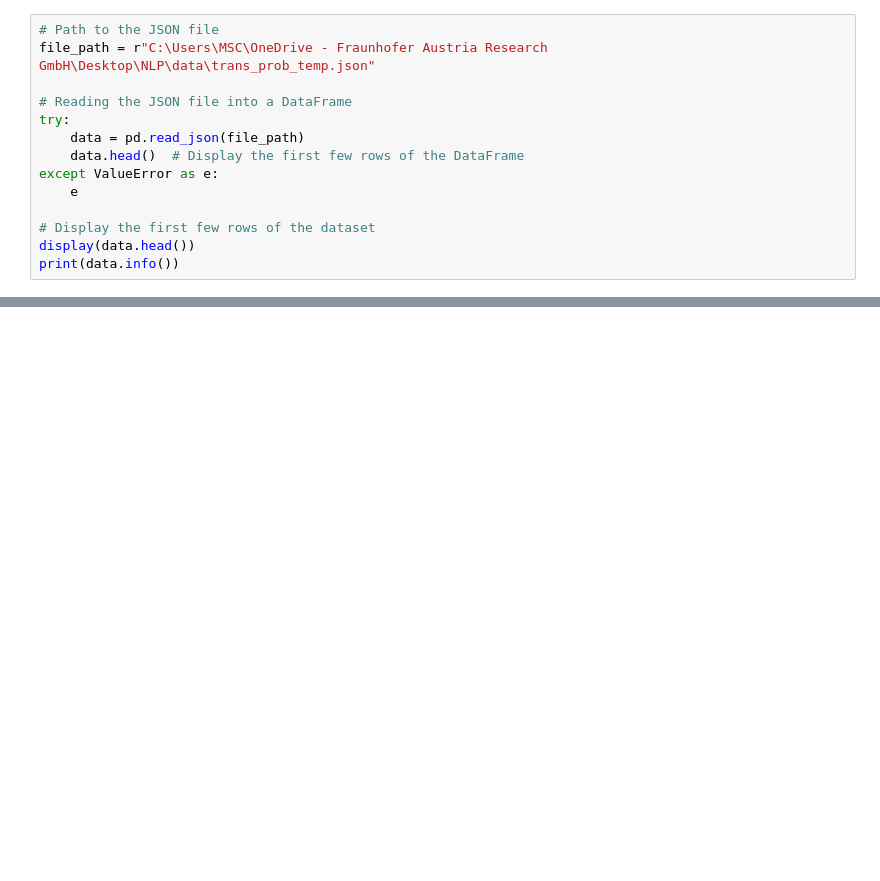
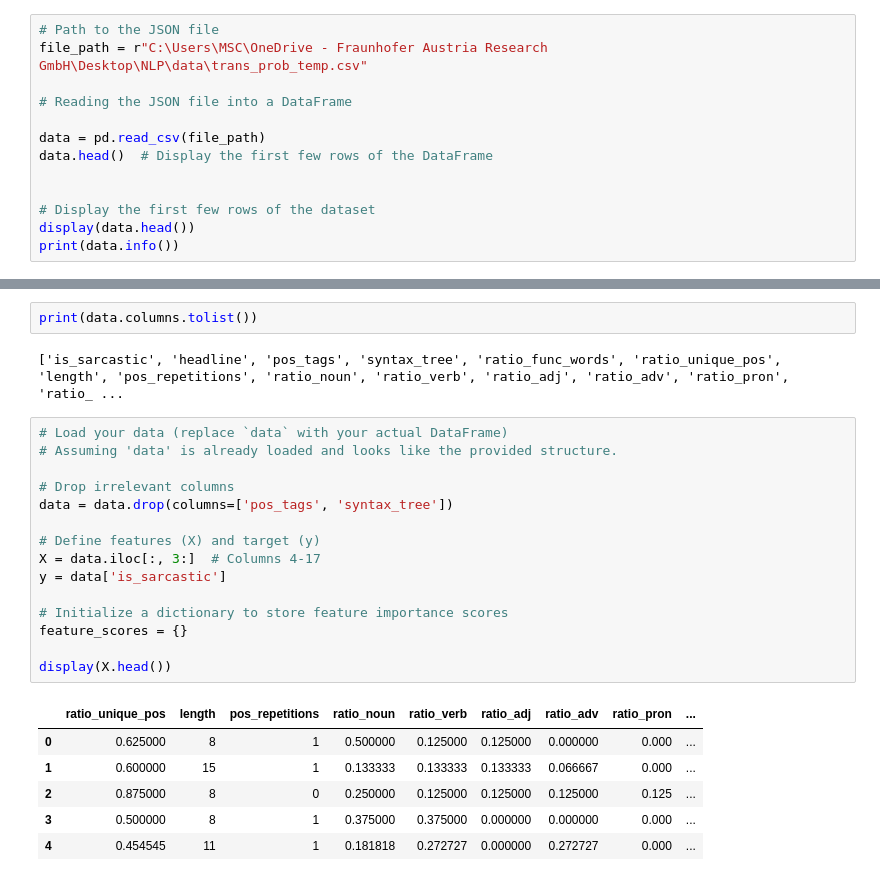
Before and after one commit to arianetemadi/snack-overflow, a Jupyter notebook: notebooks/syntactic_feature_selection.ipynb, the cells around one changed output, grey strips where cells are left out. Drawn from its saved outputs; the diff is of its cells as text; blank space fills up the shorter version.

```diff
--- a/notebooks/syntactic_feature_selection.ipynb
+++ b/notebooks/syntactic_feature_selection.ipynb
@@ -5,13 +34,12 @@ from sklearn.feature_selection import SelectKBest, f_classif, chi2
 # %%
 # Path to the JSON file
-file_path = r"C:\Users\MSC\OneDrive - Fraunhofer Austria Research GmbH\Desktop\NLP\data\trans_prob_temp.json"
+file_path = r"C:\Users\MSC\OneDrive - Fraunhofer Austria Research GmbH\Desktop\NLP\data\trans_prob_temp.csv"
 
 # Reading the JSON file into a DataFrame
-try:
-    data = pd.read_json(file_path)
-    data.head()  # Display the first few rows of the DataFrame
-except ValueError as e:
-    e
+
+data = pd.read_csv(file_path)
+data.head()  # Display the first few rows of the DataFrame
+
 
 # Display the first few rows of the dataset
 display(data.head())
@@ -20,0 +71,26 @@ NameError: name 'data' is not defined
+# %%
+print(data.columns.tolist())
+# %% [output]
+['is_sarcastic', 'headline', 'pos_tags', 'syntax_tree', 'ratio_func_words', 'ratio_unique_pos', 'length', 'pos_repetitions', 'ratio_noun', 'ratio_verb', 'ratio_adj', 'ratio_adv', 'ratio_pron', 'ratio_ ...
+# %%
+# Load your data (replace `data` with your actual DataFrame)
+# Assuming 'data' is already loaded and looks like the provided structure.
+
+# Drop irrelevant columns
+data = data.drop(columns=['pos_tags', 'syntax_tree'])
+
+# Define features (X) and target (y)
+X = data.iloc[:, 3:]  # Columns 4-17
+y = data['is_sarcastic']
+
+# Initialize a dictionary to store feature importance scores
+feature_scores = {}
+
+display(X.head())
+# %% [output]
+|  | ratio_unique_pos | length | pos_repetitions | ratio_noun | ratio_verb | ratio_adj | ratio_adv | ratio_pron | ... |
+| 0 | 0.625000 | 8 | 1 | 0.500000 | 0.125000 | 0.125000 | 0.000000 | 0.000 | ... |
+| 1 | 0.600000 | 15 | 1 | 0.133333 | 0.133333 | 0.133333 | 0.066667 | 0.000 | ... |
+| 2 | 0.875000 | 8 | 0 | 0.250000 | 0.125000 | 0.125000 | 0.125000 | 0.125 | ... |
+| 3 | 0.500000 | 8 | 1 | 0.375000 | 0.375000 | 0.000000 | 0.000000 | 0.000 | ... |
+| 4 | 0.454545 | 11 | 1 | 0.181818 | 0.272727 | 0.000000 | 0.272727 | 0.000 | ... |
```
Also changed, not shown: parts of 11 cells of this notebook, 8 other files.
